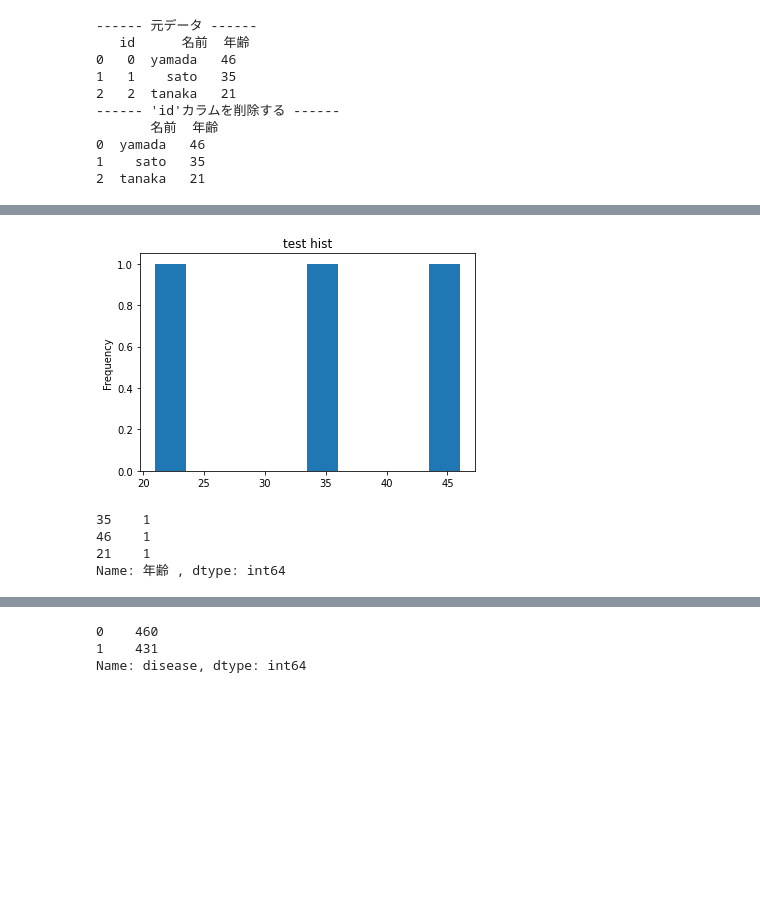
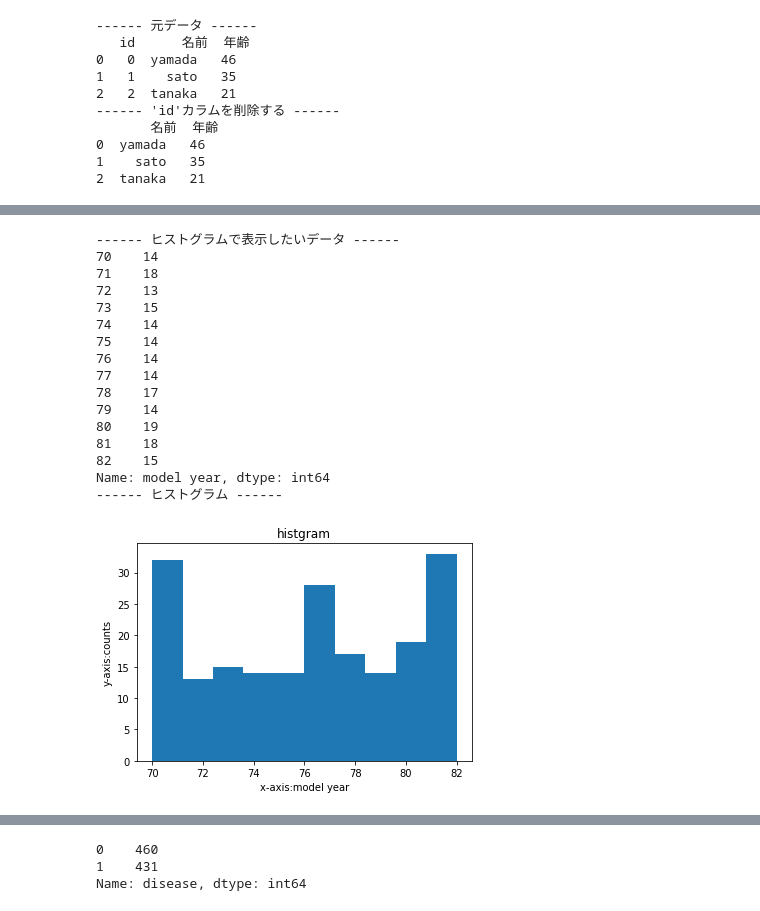
Before and after one commit to Tritama/python-practice, a Jupyter notebook: ML_note_0.ipynb, the cells around one changed output, grey strips where cells are left out. Drawn from its saved outputs; the diff is of its cells as text; code cells hidden in the pictures; blank space fills up the shorter version.

```diff
--- a/ML_note_0.ipynb
+++ b/ML_note_0.ipynb
@@ -363,16 +394,29 @@ Name: 名前, dtype: int64
 # %%
-# ヒストグラムの作成
+# ヒストグラム
 from matplotlib import pyplot as plt
-data_hist = data['年齢 ']
-data_hist.plot.hist(title='test hist')
+print("------ ヒストグラムで表示したいデータ ------")
+print(data_train['model year'].value_counts().sort_index())
+print("------ ヒストグラム ------")
+data_hist = data_train['model year'] #名前に日本語使うと文字化けする
+data_hist.plot.hist(title='histgram')
+plt.xlabel('x-axis:model year')
+plt.ylabel('y-axis:counts')
 plt.show()
 # %% [output]
+------ ヒストグラムで表示したいデータ ------
+70    14
+71    18
+72    13
+73    15
+74    14
+75    14
+76    14
+77    14
+78    17
+79    14
+80    19
+81    18
+82    15
+Name: model year, dtype: int64
+------ ヒストグラム ------
-[figure, old version]
+[figure, new version]
-# %%
-# 値のカウント
-data['年齢 '].value_counts() # Seriesが代入されている変数.value_counts()
-# %% [output]
-35    1
-46    1
-21    1
-Name: 年齢 , dtype: int64
```
Also changed, not shown: parts of 24 cells of this notebook.
